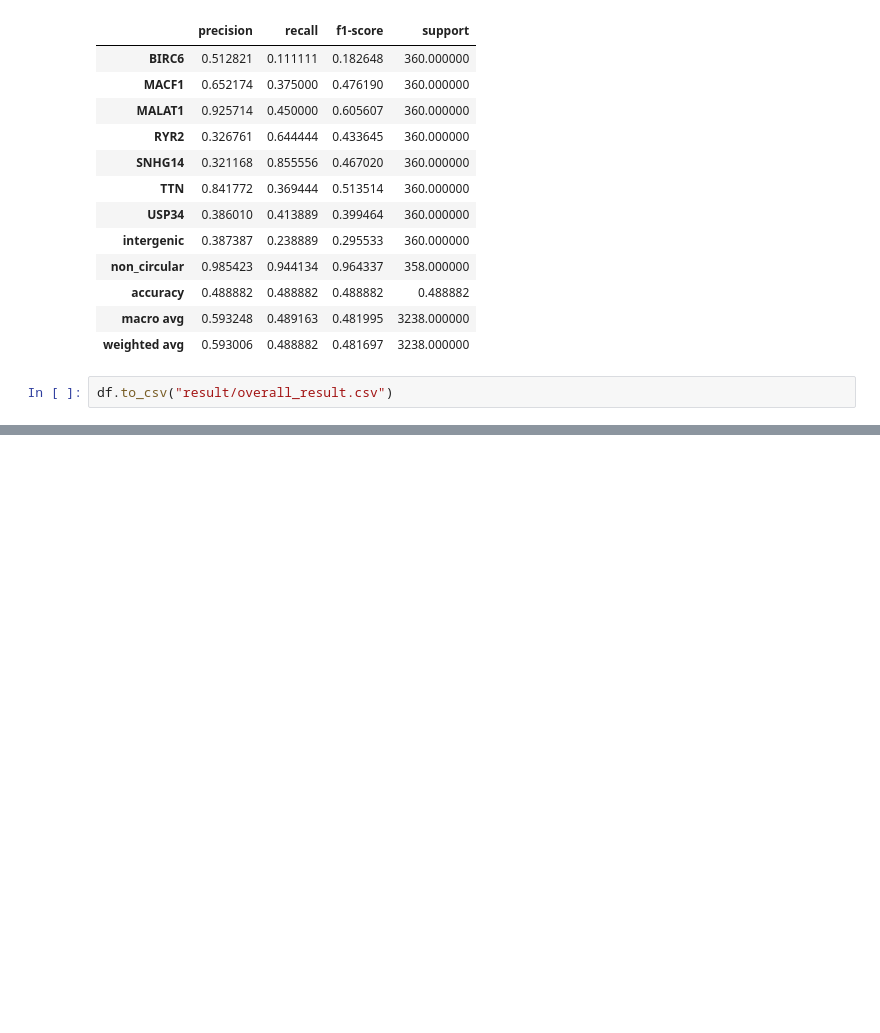
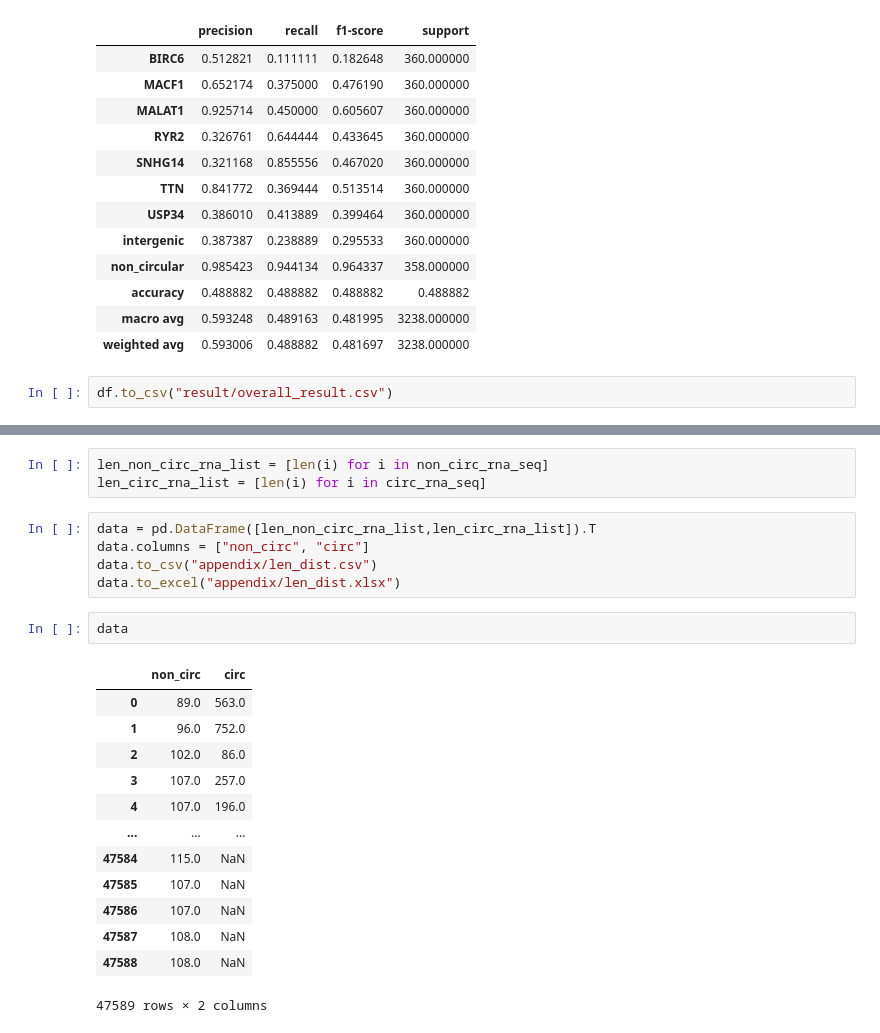
Before and after one commit to Evintkoo/circrna_classification, a Jupyter notebook: testing.ipynb, the cells around one changed output, grey strips where cells are left out. Saved outputs shown, nothing was run; the diff lists cells and outputs as text; blank space fills up the shorter version.

```diff
--- a/testing.ipynb
+++ b/testing.ipynb
@@ -286,0 +301,24 @@ df.to_csv("result/overall_result.csv")
+# %%
+len_non_circ_rna_list = [len(i) for i in non_circ_rna_seq]
+len_circ_rna_list = [len(i) for i in circ_rna_seq]
+# %%
+data = pd.DataFrame([len_non_circ_rna_list,len_circ_rna_list]).T
+data.columns = ["non_circ", "circ"]
+data.to_csv("appendix/len_dist.csv")
+data.to_excel("appendix/len_dist.xlsx")
+# %%
+data
+# %% [output]
+|  | non_circ | circ |
+| 0 | 89.0 | 563.0 |
+| 1 | 96.0 | 752.0 |
+| 2 | 102.0 | 86.0 |
+| 3 | 107.0 | 257.0 |
+| 4 | 107.0 | 196.0 |
+| ... | ... | ... |
+| 47584 | 115.0 | NaN |
+| 47585 | 107.0 | NaN |
+| 47586 | 107.0 | NaN |
+| 47587 | 108.0 | NaN |
+| 47588 | 108.0 | NaN |
+47589 rows × 2 columns
```
Also changed, not shown: parts of 4 cells of this notebook, 7 other files.
